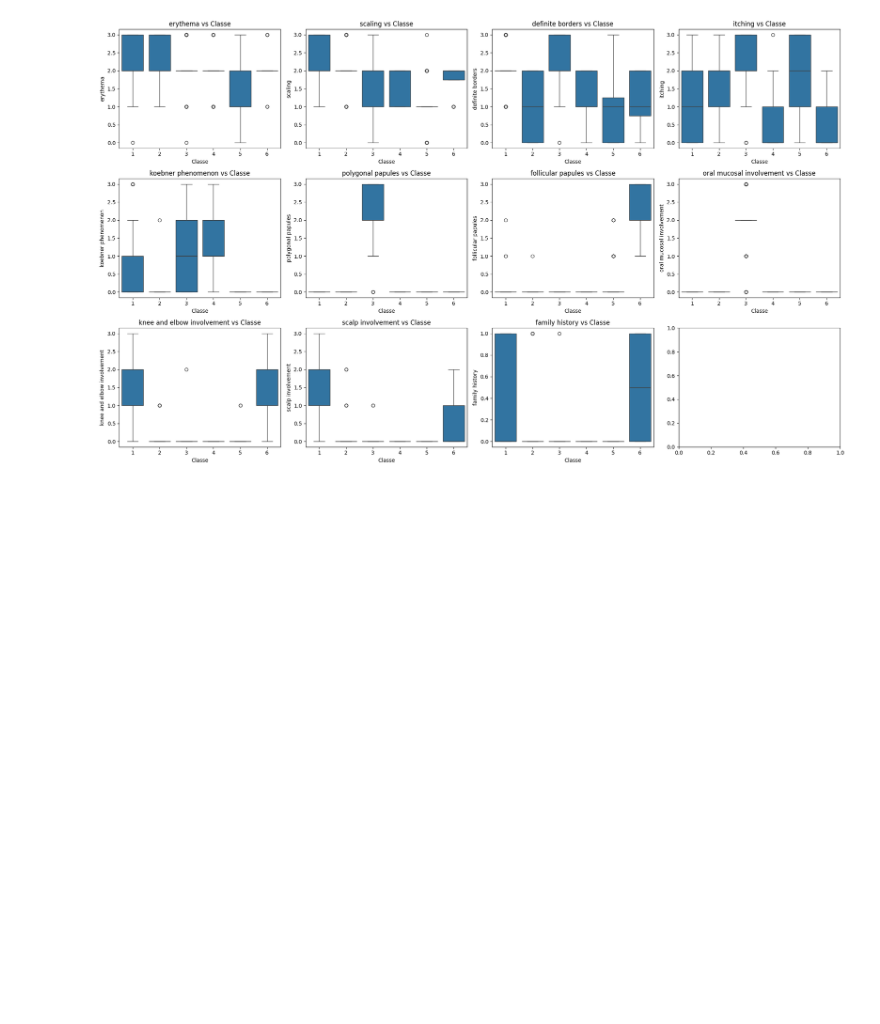
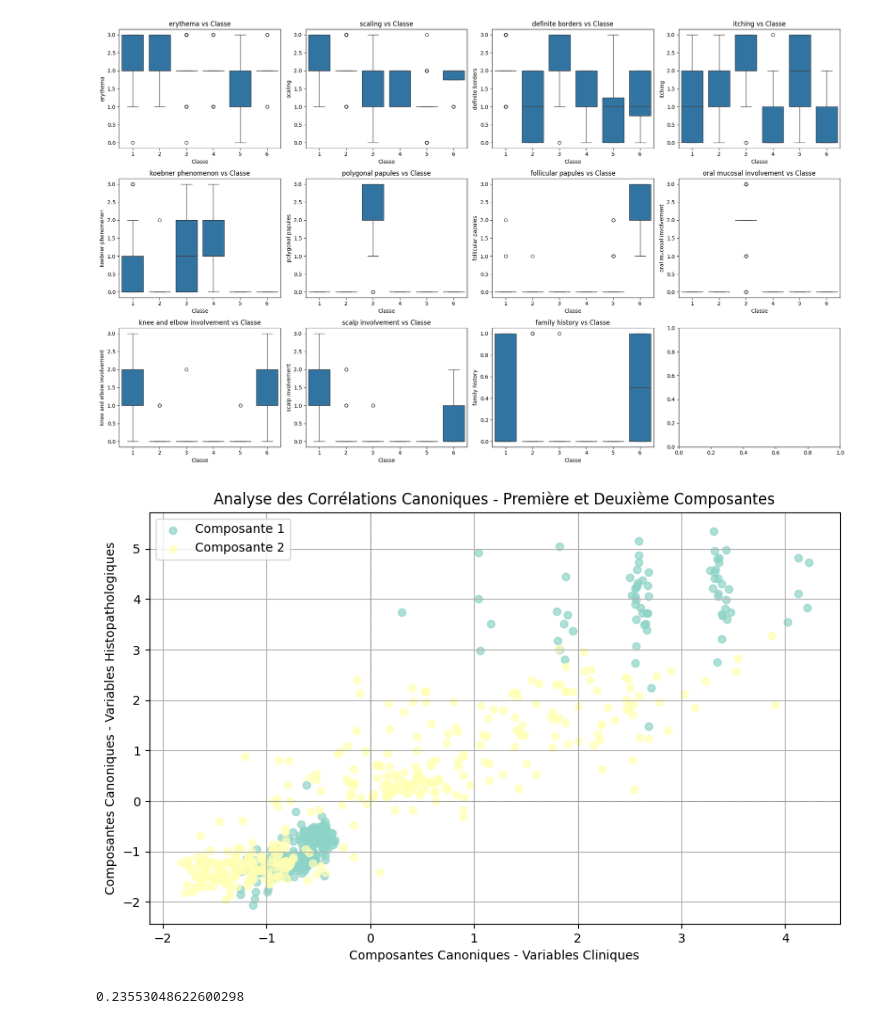
Before and after one commit to dorival42/ProjetM2SMSD, a Jupyter notebook: P1_probleme1.ipynb, the cells around one changed output. Saved outputs shown, nothing was run; the diff lists cells and outputs as text; code cells hidden in the pictures; blank space fills up the shorter version.

```diff
--- a/P1_probleme1.ipynb
+++ b/P1_probleme1.ipynb
@@ -173,6 +163,7 @@ Index(['erythema', 'scaling', 'definite borders', 'itching',
 # %%
 # Séparer les données en attributs cliniques, histopathologiques et cible
 clinical_features = data.iloc[:, 0:11]
+clinical_features['class'] = data.iloc[:,34:34]
 clinical_features.head()
 # %% [output]
 |  | erythema | scaling | definite borders | itching | koebner phenomenon | polygonal papules | ... |
@@ -296,3 +287,37 @@ plt.tight_layout()
 plt.show()
 # %% [output]
 [figure]
+# %%
+from sklearn.cross_decomposition import CCA
+
+# Définir le nombre de composantes (minimum du nombre de variables dans les deux groupes)
+n_components = min(clinical_features.shape[1], histopathological_features.shape[1])
+
+# Initialiser le modèle d'Analyse des Corrélations Canoniques (ACC)
+cca = CCA(n_components=n_components)
+
+# Ajuster le modèle sur les deux ensembles de variables
+cca.fit(clinical_features, histopathological_features)
+
+# Transformer les données pour obtenir les composantes canoniques
+clinical_canonical, histopath_canonical = cca.transform(clinical_features, histopathological_features)
+
+# Visualisation des résultats - Scatter plot des premières composantes canoniques
+plt.figure(figsize=(10, 6))
+plt.scatter(clinical_canonical[:, 0], histopath_canonical[:, 0], alpha=0.7, label="Composante 1")
+plt.scatter(clinical_canonical[:, 1], histopath_canonical[:, 1], alpha=0.7, label="Composante 2")
+plt.axhline(0, color='grey', linestyle='--', linewidth=0.5)
+plt.axvline(0, color='grey', linestyle='--', linewidth=0.5)
+plt.title("Analyse des Corrélations Canoniques - Première et Deuxième Composantes")
+plt.xlabel("Composantes Canoniques - Variables Cliniques")
+plt.ylabel("Composantes Canoniques - Variables Histopathologiques")
+plt.legend()
+plt.grid()
+plt.show()
+
+# Affichage des corrélations canoniques
+canonical_correlations = cca.score(clinical_features, histopathological_features)
+canonical_correlations
+# %% [output]
+[figure, added]
+0.23553048622600298
```
Also changed, not shown: parts of 10 cells of this notebook, 5 other files.
